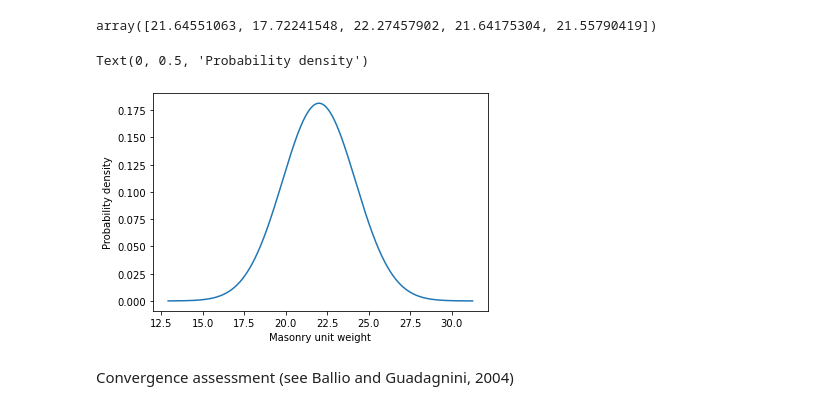
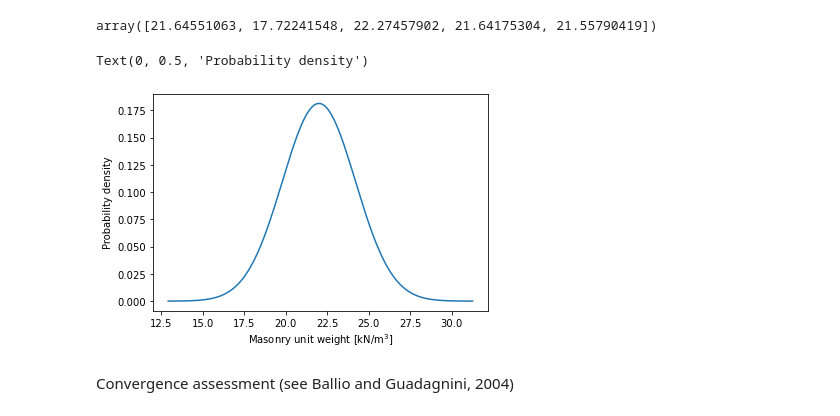
Before and after one commit to pep4climate/AFTER-THE-IALCEE-PAPER, a Jupyter notebook: six_unit_weight_sampling.ipynb, the cells around one changed output. Saved outputs shown, nothing was run; the diff lists cells and outputs as text; code cells hidden in the pictures.

```diff
--- a/six_unit_weight_sampling.ipynb
+++ b/six_unit_weight_sampling.ipynb
@@ -47,13 +48,13 @@ compressive_resistance_distribution = stats.norm.pdf(np.sort(r), f_mean, f_std)
 # y_label = input()
 # %%
 plt.plot(np.sort(r), compressive_resistance_distribution)
-plt.xlabel("Masonry unit weight")
+plt.xlabel("Masonry unit weight [kN/m$^3$]")
 #plt.xlabel(x_label)
 plt.ylabel("Probability density")
 #plt.ylabel(y_label)
 # %% [output]
 Text(0, 0.5, 'Probability density')
-[figure, old version]
+[figure, new version]
 # %% [markdown]
 Convergence assessment (see Ballio and Guadagnini, 2004)
 # %%
```
Also changed, not shown: parts of 12 cells of this notebook, 11 other files.
